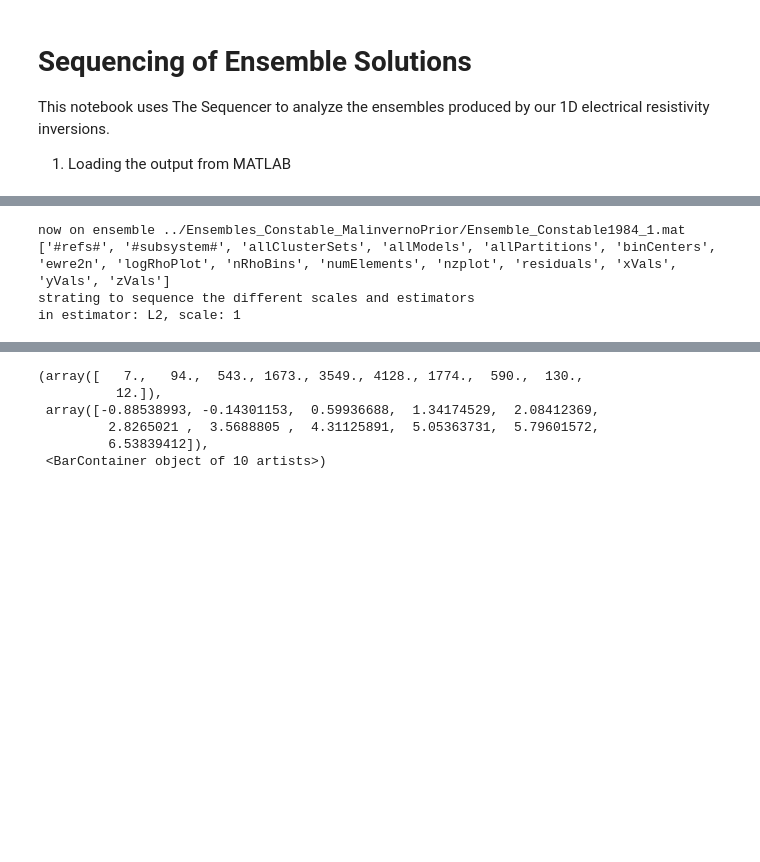
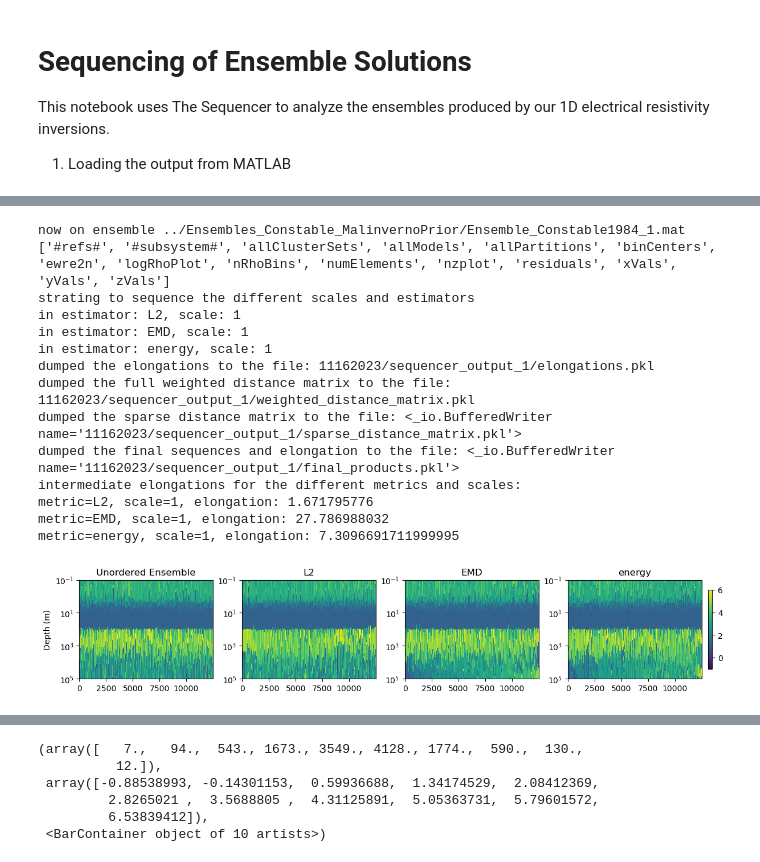
Before and after one commit to maxrudolph/Mills_etal-Ensemble-Analysis, a Jupyter notebook: Sequencing/Sequence_Ensemble_Field.ipynb, the cells around one changed output, grey strips where cells are left out. Saved outputs shown, nothing was run; the diff lists cells and outputs as text; code cells hidden in the pictures; blank space fills up the shorter version.

```diff
--- a/Sequencing/Sequence_Ensemble_Field.ipynb
+++ b/Sequencing/Sequence_Ensemble_Field.ipynb
@@ -159,8 +165,8 @@ for noise_level,keep_idx in zip(noise_levels,all_keep_idx):
 
     vmin = np.min(log_rho_samples)
     vmax = np.max(log_rho_samples)
-    #vmin = -1
-    #vmax = 7
+    vmin = -1
+    vmax = 6
 
     import matplotlib.gridspec as gridspec
     estimator_list, scale_list, sequence_list = seq.return_sequence_of_weighted_products_all_metrics_and_scales()
@@ -175,33 +181,44 @@ for noise_level,keep_idx in zip(noise_levels,all_keep_idx):
 
     # sequence = final_sequence
     ax0.pcolormesh(xlabel,z[0],log_rho_samples.T,vmin=vmin,vmax=vmax,rasterized=True)
     ax0.set_title("Unordered Ensemble")
     ax0.set_yscale("log")
     ax0.invert_yaxis()
     ax0.set_ylabel("Depth (m)")
 
     pcm = ax1.pcolormesh(xlabel,z[0],log_rho_samples[sequence_list[0],:].T,vmin=vmin,vmax=vmax,rasterized=True)
     ax1.set_title(estimator_list[0])
     ax1.set_yscale("log")
     ax1.invert_yaxis()
 
     ax2.pcolormesh(xlabel,z[0],log_rho_samples[sequence_list[1],:].T,vmin=vmin,vmax=vmax,rasterized=True)
     ax2.set_title(estimator_list[1])
     ax2.set_yscale("log")
     ax2.invert_yaxis()
 
     ax3.pcolormesh(xlabel,z[0],log_rho_samples[sequence_list[2],:].T,vmin=vmin,vmax=vmax,rasterized=True)
     ax3.set_title(estimator_list[2])
     ax3.set_yscale("log")
     ax3.invert_yaxis()
     fig.colorbar(pcm,ax=ax3,shrink=0.8)
     plt.savefig(date + "/figure_ensemble_" + noise_level + ".pdf",dpi=300)
     fig.show()
 # %% [output]
 now on ensemble ../Ensembles_Constable_MalinvernoPrior/Ensemble_Constable1984_1.mat
 ['#refs#', '#subsystem#', 'allClusterSets', 'allModels', 'allPartitions', 'binCenters', 'ewre2n', 'logRhoPlot', 'nRhoBins', 'numElements', 'nzplot', 'residuals', 'xVals', 'yVals', 'zVals']
 strating to sequence the different scales and estimators
 in estimator: L2, scale: 1
+in estimator: EMD, scale: 1
+in estimator: energy, scale: 1
+dumped the elongations to the file: 11162023/sequencer_output_1/elongations.pkl
+dumped the full weighted distance matrix to the file: 11162023/sequencer_output_1/weighted_distance_matrix.pkl
+dumped the sparse distance matrix to the file: <_io.BufferedWriter name='11162023/sequencer_output_1/sparse_distance_matrix.pkl'>
+dumped the final sequences and elongation to the file: <_io.BufferedWriter name='11162023/sequencer_output_1/final_products.pkl'>
+intermediate elongations for the different metrics and scales:
+metric=L2, scale=1, elongation: 1.671795776
+metric=EMD, scale=1, elongation: 27.786988032
+metric=energy, scale=1, elongation: 7.3096691711999995
+[figure, added]
 # %%
 ewre_keep = ewre2n[keep_idx]
 residual_keep = residuals[keep_idx,:]
```
Also changed, not shown: parts of 4 cells of this notebook, 1 other file.
